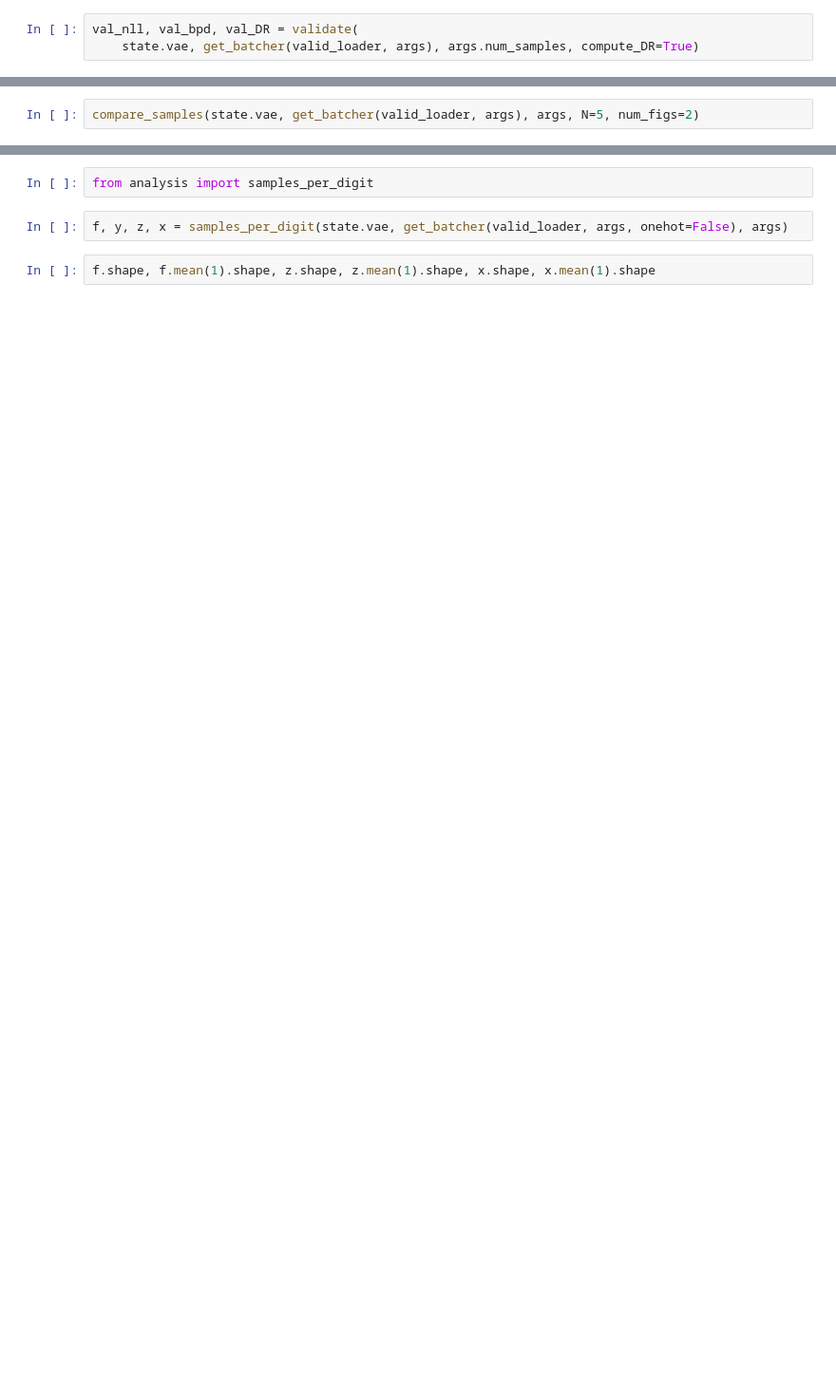
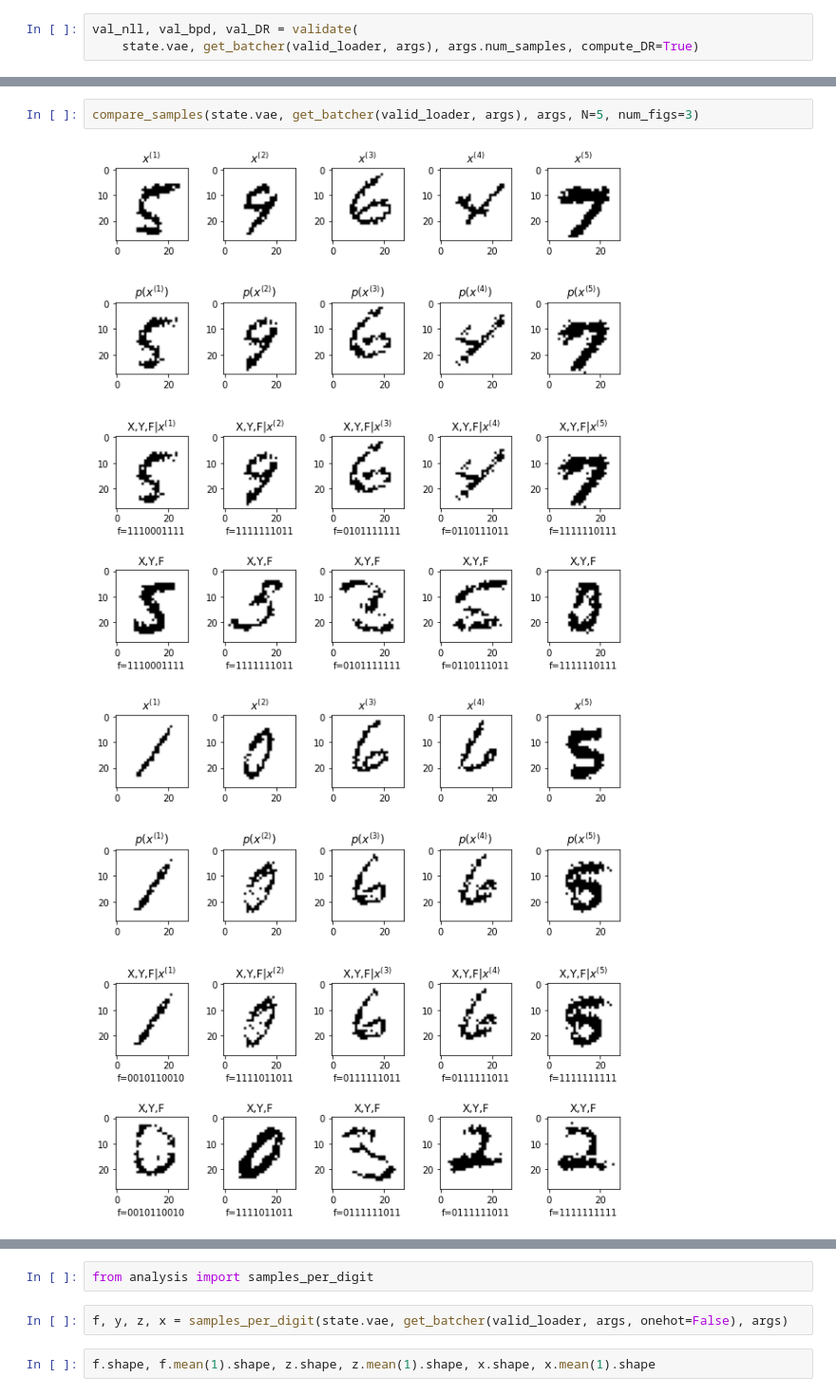
Before and after one commit to probabll/mixed-rv-vae, a Jupyter notebook: analysis.ipynb, the cells around one changed output, grey strips where cells are left out. Shown: that part at 95% size. Cells and saved outputs as stored; diff of their text form; blank space fills up the shorter version.

```diff
--- a/analysis.ipynb
+++ b/analysis.ipynb
@@ -117,2 +179,5 @@ compare_marginals(state.vae, get_batcher(valid_loader, args), args)
 # %%
-compare_samples(state.vae, get_batcher(valid_loader, args), args, N=5, num_figs=2)
+compare_samples(state.vae, get_batcher(valid_loader, args), args, N=5, num_figs=3)
+# %% [output]
+[figure, added]
+[figure, added]
```
Also changed, not shown: parts of 23 cells of this notebook, 6 other files.
